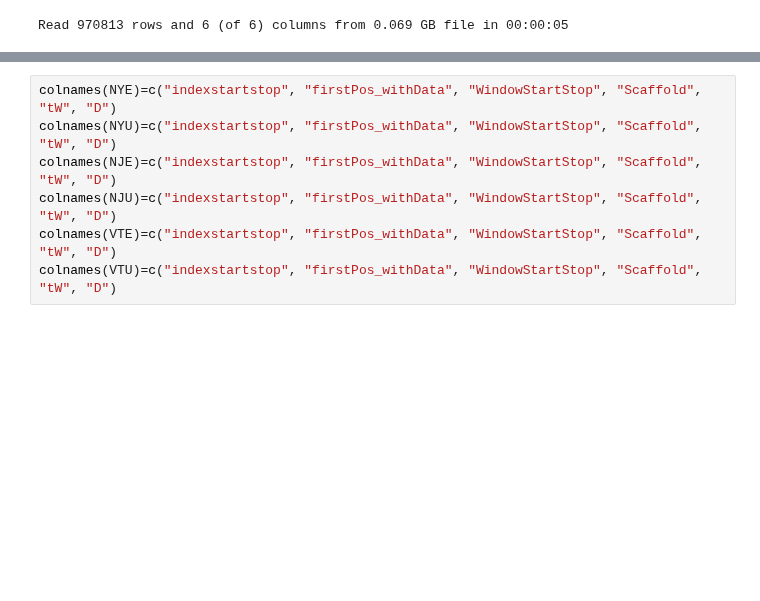
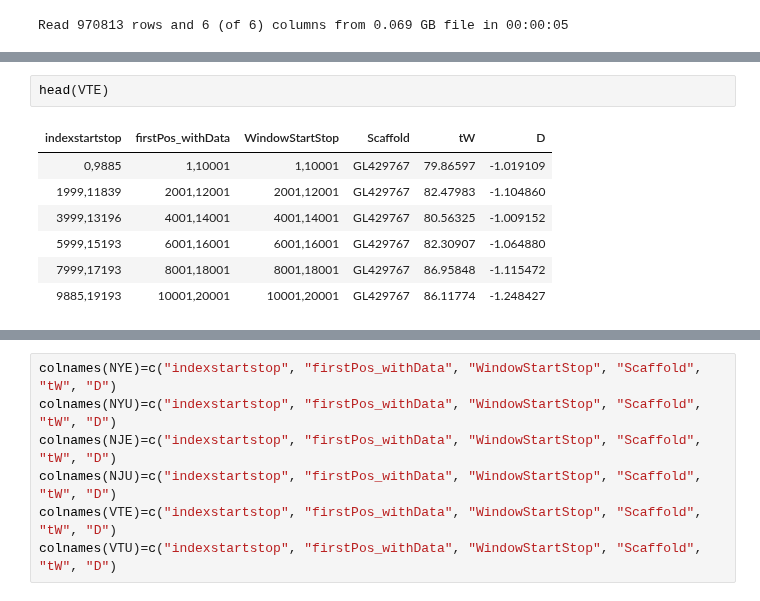
Before and after one commit to sagw/WNS_WGS, a Jupyter notebook: Angsd_all_thetas_graphs.ipynb, the cells around one changed output, grey strips where cells are left out. Saved outputs shown, nothing was run; the diff lists cells and outputs as text; blank space fills up the shorter version.

```diff
--- a/Angsd_all_thetas_graphs.ipynb
+++ b/Angsd_all_thetas_graphs.ipynb
@@ -40,3 +40,13 @@ Read 970794 rows and 6 (of 6) columns from 0.069 GB file in 00:00:07
+# %%
+head(VTE)
+# %% [output]
+| indexstartstop | firstPos_withData | WindowStartStop | Scaffold | tW | D |
+| 0,9885 | 1,10001 | 1,10001 | GL429767 | 79.86597 | -1.019109 |
+| 1999,11839 | 2001,12001 | 2001,12001 | GL429767 | 82.47983 | -1.104860 |
+| 3999,13196 | 4001,14001 | 4001,14001 | GL429767 | 80.56325 | -1.009152 |
+| 5999,15193 | 6001,16001 | 6001,16001 | GL429767 | 82.30907 | -1.064880 |
+| 7999,17193 | 8001,18001 | 8001,18001 | GL429767 | 86.95848 | -1.115472 |
+| 9885,19193 | 10001,20001 | 10001,20001 | GL429767 | 86.11774 | -1.248427 |
 # %%
 VTU=fread("VT_U_thet.thetas_sw2", header=FALSE, sep=" ")
 # %% [output]
```
Also changed, not shown: parts of 10 cells of this notebook, 4 other files.
